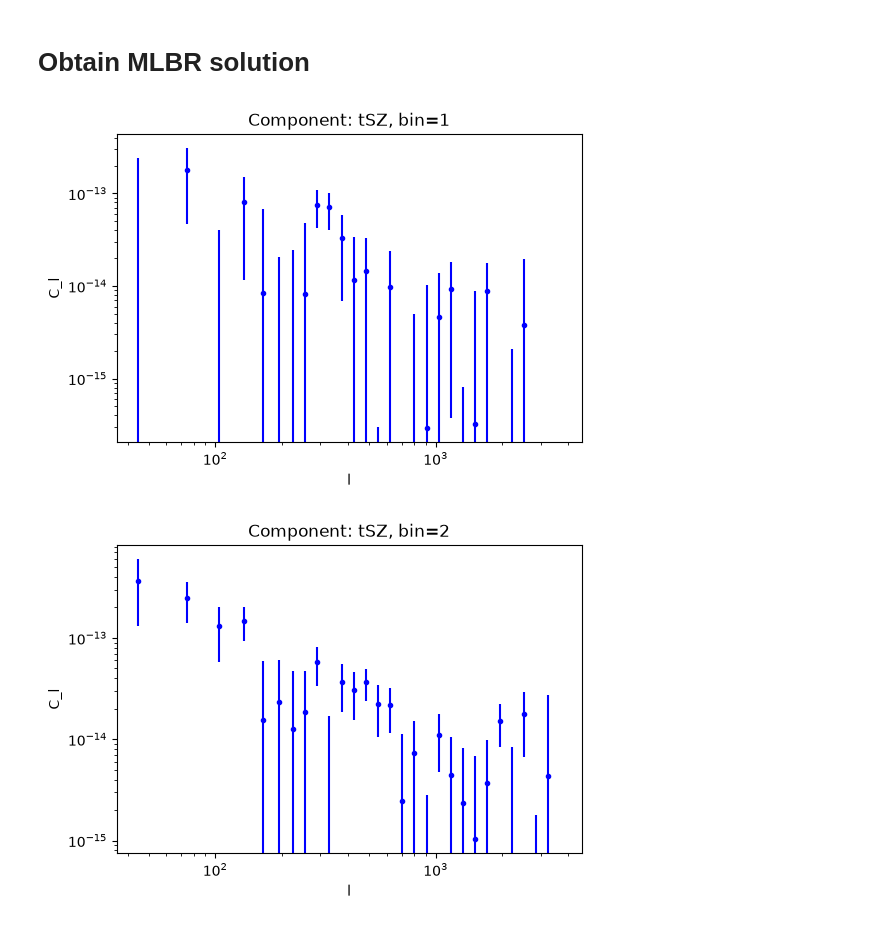
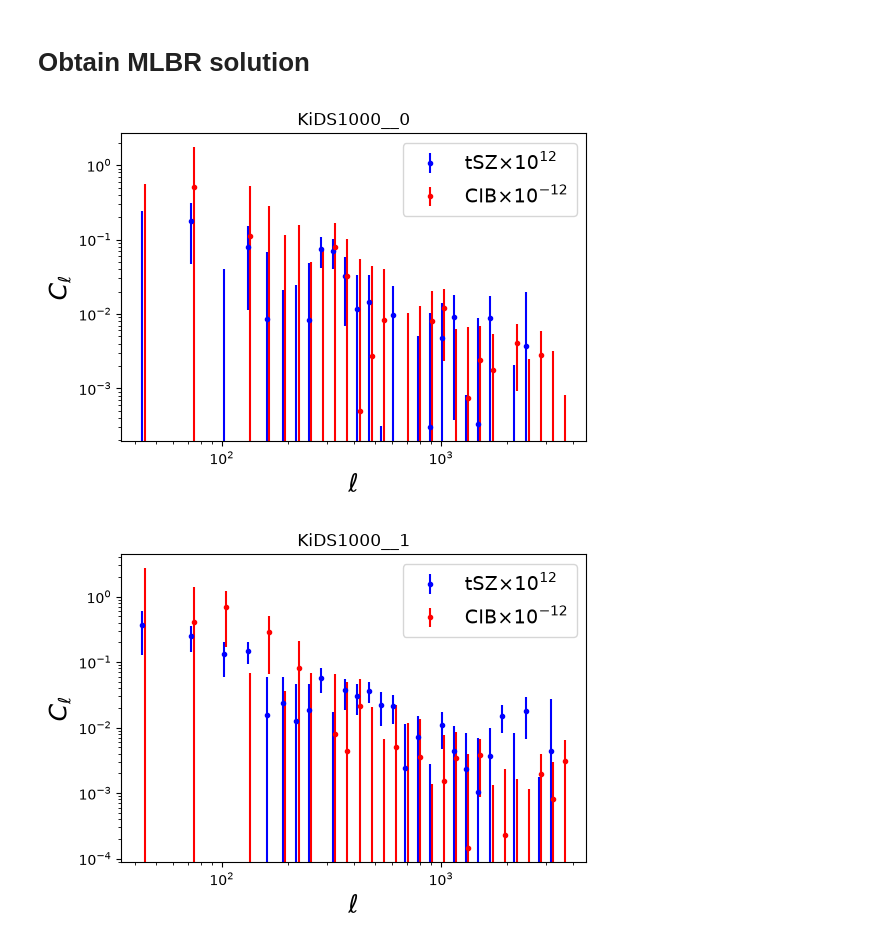
Before and after one commit to amy-wayland/MF-component-separation, a Jupyter notebook: tSZCompSepExample.ipynb, the cells around one changed output. Saved outputs shown, nothing was run; the diff lists cells and outputs as text; code cells hidden in the pictures.

```diff
--- a/tSZCompSepExample.ipynb
+++ b/tSZCompSepExample.ipynb
@@ -38,14 +36,14 @@ for pn in planck_names:
 # Read bandpass data
 In principle these could (should) be stored in the sacc file.
 # %%
-bandpasses = {pn: su.BPass(fname=f"data/planck_bandpass/HFI_BANDPASS_F{namefreq[pn]}_reformat.txt" if int(namefreq[pn]) >= 100 else f"data/planck_bandpass/LFI_BANDPASS_F{namefreq[pn]}_reformat.txt") for pn in planck_names}
+bandpasses = {pn: mfcs.BPass(fname=f"data/planck_bandpass/HFI_BANDPASS_F{namefreq[pn]}_reformat.txt" if int(namefreq[pn]) >= 100 else f"data/planck_bandpass/LFI_BANDPASS_F{namefreq[pn]}_reformat.txt") for pn in planck_names}
 # %% [markdown]
 # Create SED dictionary for CIB and tSZ
 # %%
 # SED dictionary for the CIB
 cosmo = ccl.CosmologyVanillaLCDM()
 sed_u_file = "data/SIDES_SED/SED_U_finegrids.save"
-bm = ss.SIDESBethermin(sed_u_file)
+bm = mfcs.SIDESBethermin(sed_u_file)
 # Color correction to be implemented
 color_corr = {
     "Planck__NPIPEnu100": 1.076,
@@ -86,7 +84,7 @@ for wln in wl_names:
 # Create SED dictionary for tSZ
 # Note that this one need only be defined for the Planck frequencies, since
 # the SED is redshift-independent.
-tsz_sed_dict = {pn: bandpasses[pn].convolve(su.tSZ_sed) for pn in planck_names}
+tsz_sed_dict = {pn: bandpasses[pn].convolve(mfcs.tSZ_sed) for pn in planck_names}
 
 # SED dictionary for all components
 seds = {'tSZ': tsz_sed_dict, 'CIB': cib_sed_dict}
@@ -95,25 +93,31 @@ seds = {'tSZ': tsz_sed_dict, 'CIB': cib_sed_dict}
 # %%
 lmaxs = {pn: 2*nside for pn in planck_names}
 lmaxs['Planck__NPIPEnu857'] = 300
-c = MLBR(s, lss_names=wl_names, map_names=planck_names, comp_names=['tSZ', 'CIB'],
-         seds=seds, maps_in_x='all', lmax=lmaxs, lmin=30, lss_spin=2, beam_correction_kind='bpw')
+c = mfcs.MaxLikeBandpowerReconstructor(
+    s, lss_names=wl_names, map_names=planck_names,
+    comp_names=['tSZ', 'CIB'], seds=seds,
+    maps_in_x='all', lmax=lmaxs, lmin=30,
+    lss_spin=2, beam_correction_kind='bpw')
 # %% [markdown]
 # Obtain MLBR solution
 # %%
 cls_comp_mlbr, cov_comp_mlbr = c.get_component_cls(get_cov=True)
 # %%
-for icomp, comp in enumerate(['tSZ', 'CIB']):
-    for iwl, wl in  enumerate([f'KiDS1000__{i}' for i in range(5)]):
+for iwl, wl in  enumerate(wl_names):
+    plt.figure(figsize=(6, 4))
+    plt.title(wl)
+    for icomp, (comp, lpref) in enumerate(zip(['tSZ', 'CIB'], [12, -12])):
         ind = c.get_component_indices(wl, comp)
         cl = cls_comp_mlbr[ind]
         cov = cov_comp_mlbr[ind][:, ind]
         ls = c.common_ells[wl]
-        plt.figure(figsize=(6, 4))
-        plt.errorbar(ls, cl, yerr=np.sqrt(np.diag(cov)), fmt='b.')
-        plt.title(f'Component: {comp}, bin={iwl+1}')
-        plt.xlabel('l')
-        plt.ylabel('C_l')
-        plt.loglog()
+        pref = 10**lpref
+        plt.errorbar(ls*(1-0.025+0.025*icomp), pref*cl, yerr=pref*np.sqrt(np.diag(cov)),
+                     fmt=['b', 'r'][icomp]+'.', label=comp+f'$\\times 10^{{{lpref}}}$')
+    plt.xlabel(r'$\ell$', fontsize=18)
+    plt.ylabel(r'$C_\ell$', fontsize=18)
+    plt.loglog()
+    plt.legend(fontsize=14)
 # %% [output]
-[figure, old version]
+[figure, new version]
-[figure, old version]
+[figure, new version]
```
Also changed, not shown: parts of 2 cells of this notebook, 8 other files.
